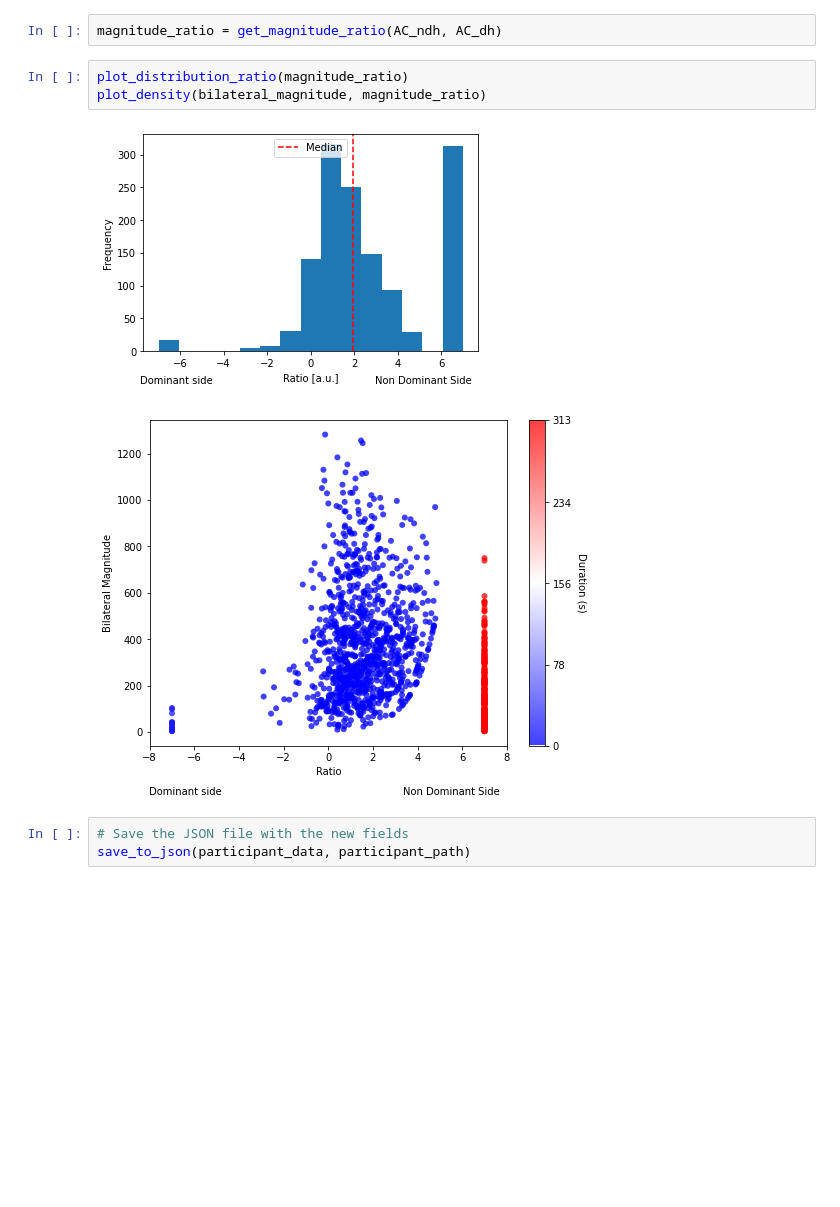
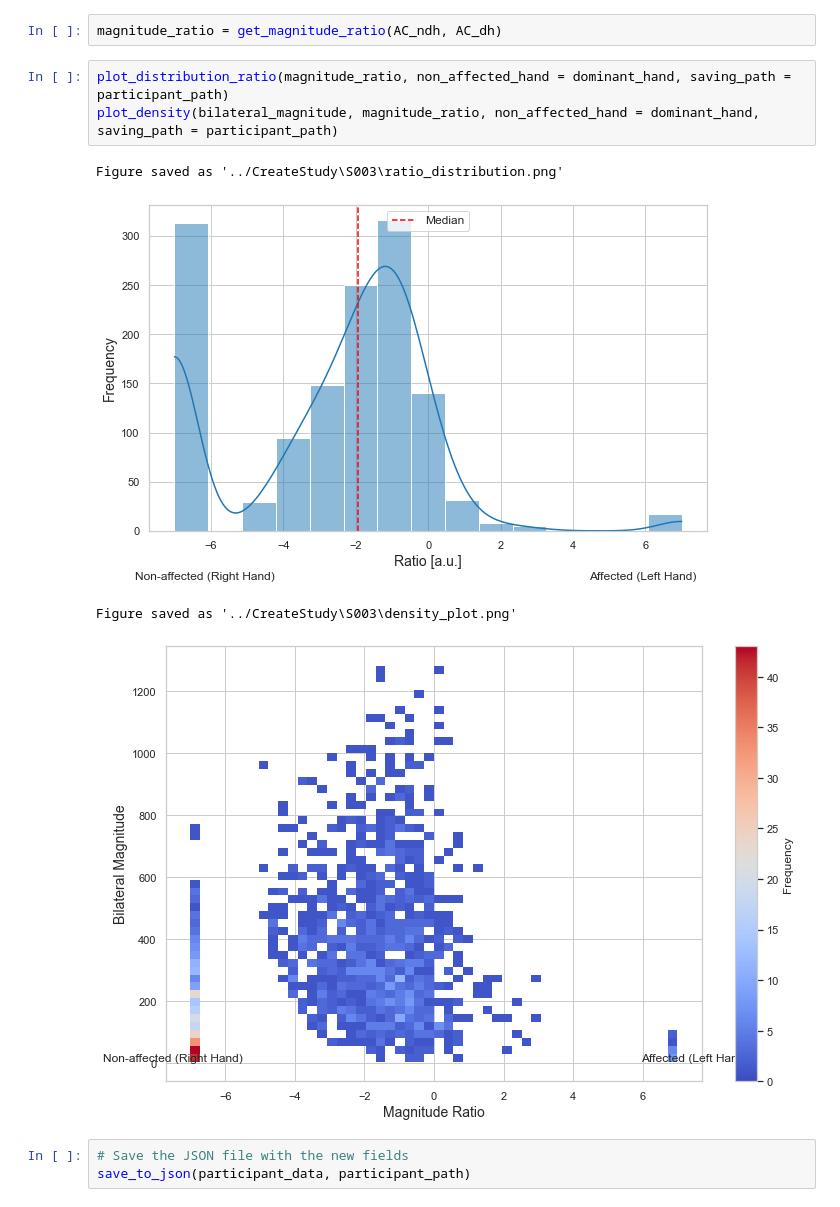
Before and after one commit to gloorli/ul-movement-tracking, a Jupyter notebook: individual_analysis_AC.ipynb, the cells around one changed output. Saved outputs shown, nothing was run; the diff lists cells and outputs as text; blank space fills up the shorter version.

```diff
--- a/individual_analysis_AC.ipynb
+++ b/individual_analysis_AC.ipynb
@@ -233,11 +233,13 @@ bilateral_magnitude = compute_bilateral_magnitude(AC_ndh, AC_dh)
 # %%
 magnitude_ratio = get_magnitude_ratio(AC_ndh, AC_dh)
 # %%
-plot_distribution_ratio(magnitude_ratio)
-plot_density(bilateral_magnitude, magnitude_ratio)
+plot_distribution_ratio(magnitude_ratio, non_affected_hand = dominant_hand, saving_path = participant_path)
+plot_density(bilateral_magnitude, magnitude_ratio, non_affected_hand = dominant_hand, saving_path = participant_path)
 # %% [output]
+Figure saved as '../CreateStudy\S003\ratio_distribution.png'
-[figure, old version]
+[figure, new version]
+Figure saved as '../CreateStudy\S003\density_plot.png'
-[figure, old version]
+[figure, new version]
 # %%
 # Save the JSON file with the new fields
 save_to_json(participant_data, participant_path)
```
Also changed, not shown: parts of 9 cells of this notebook, 8 other files.
